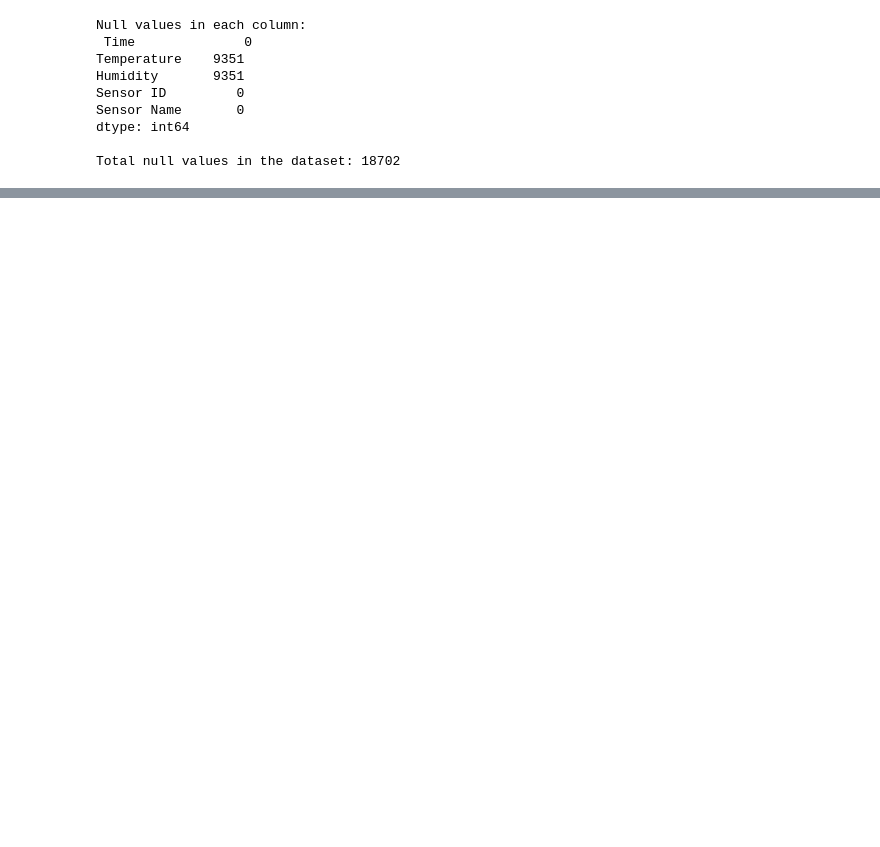
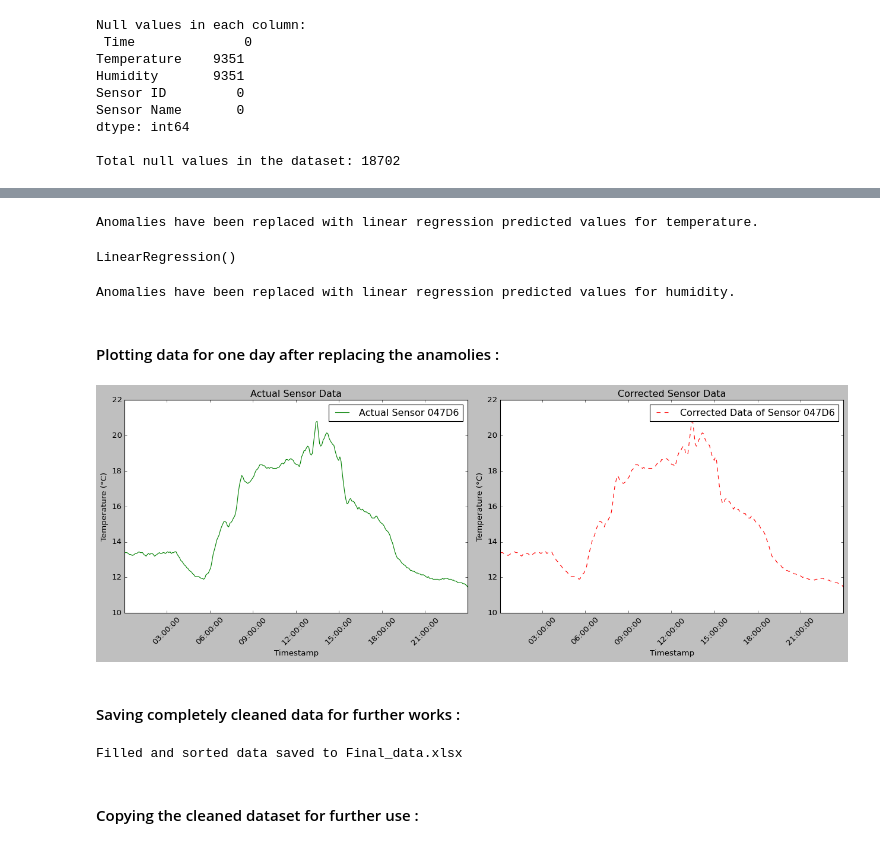
Before and after one commit to Abinesh-11/Dessertation, a Jupyter notebook: Final Project.ipynb, the cells around one changed output, grey strips where cells are left out. Drawn from its saved outputs; the diff is of its cells as text; code cells hidden in the pictures; blank space fills up the shorter version.

```diff
--- a/Final Project.ipynb
+++ b/Final Project.ipynb
@@ -456,0 +533,23 @@ Humidity     -102.450499  311.267055
+# %%
+# Update the anomalies in the original DataFrame with the predicted values for Temperature
+filled_data_sorted.loc[anomalies_indices[0], 'Temperature'] = predicted_temp
+print("Anomalies have been replaced with linear regression predicted values for temperature.")
+# %% [output]
+Anomalies have been replaced with linear regression predicted values for temperature.
+# %%
+# Fit linear regression model on non-anomalous data for Humidity
+humid_reg = LinearRegression()
+humid_reg.fit(X_train[['Humidity']], y_train_humid)
+# %% [output]
+LinearRegression()
+# %%
+# Predict Humidity for the anomalies using linear regression
+predicted_humid = humid_reg.predict(X_humid_anomalies[['Humidity']])
+# %%
+# Update the anomalies in the original DataFrame with the predicted values for Humidity
+filled_data_sorted.loc[anomalies_indices[0], 'Humidity'] = predicted_humid
+print("Anomalies have been replaced with linear regression predicted values for humidity.")
+# %% [output]
+Anomalies have been replaced with linear regression predicted values for humidity.
+# %% [markdown]
+#### Plotting data for one day after replacing the anamolies :
@@ -456,0 +581,43 @@ Humidity     -102.450499  311.267055
+# %%
+# Plotting the time series data for Temperature
+fig, axs = plt.subplots(1, 2, figsize=(16, 6), sharex=True)
+
+# Plot Actual Data
+axs[0].plot(sorted_data_sensor_day['Time'], sorted_data_sensor_day['Temperature'],
+            linestyle='-', color='green', label=f'Actual Sensor {sensor_id}')
+axs[0].set_title('Actual Sensor Data')
+axs[0].set_ylabel('Temperature (°C)')
+axs[0].set_xlabel('Timestamp')
+axs[0].legend()
+
+# Plot Anomaly Data
+axs[1].plot(filled_data_sensor_day['Time'], filled_data_sensor_day['Temperature'],
+            linestyle='--', color='red', label=f'Corrected Data of Sensor {sensor_id}')
+axs[1].set_title('Corrected Sensor Data')
+axs[1].set_ylabel('Temperature (°C)')
+axs[1].set_xlabel('Timestamp')
+axs[1].legend()
+
+# Rotate the x-axis labels for better readability
+for ax in axs:
+    plt.sca(ax)  # Set the current axis
+    plt.xticks(rotation=45)  # Rotate x-axis labels by 45 degrees
+
+# Adjust layout for a cleaner appearance
+plt.tight_layout()
+plt.show()
+# %% [output]
+[figure, added]
+# %% [markdown]
+#### Saving completely cleaned data for further works :
+# %%
+# Save the filled and sorted data to a new Excel file
+
+filled_output_file = 'Final_data.xlsx'
+filled_data_sorted.to_excel(filled_output_file, index=False)
+
+print(f"Filled and sorted data saved to {filled_output_file}")
+# %% [output]
+Filled and sorted data saved to Final_data.xlsx
+# %% [markdown]
+#### Copying the cleaned dataset for further use :
```
Also changed, not shown: parts of 191 cells of this notebook, 17 other files.
